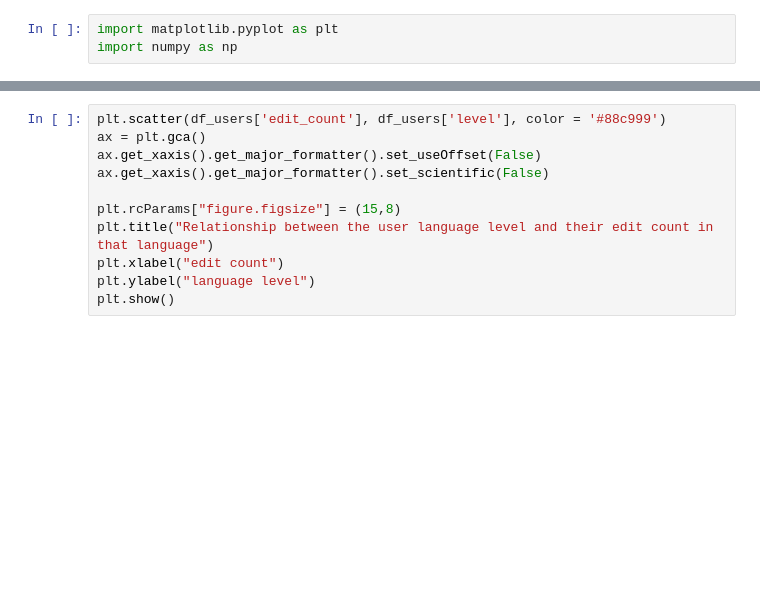
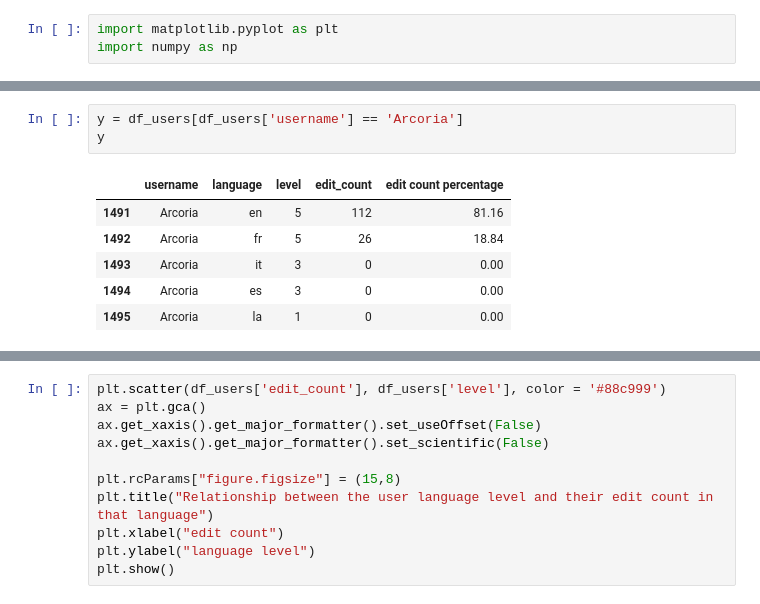
Before and after one commit to ahn-nath/Wikipedia---Translation-Imbalances, a Jupyter notebook: hypothesis_2.ipynb, the cells around one changed output, grey strips where cells are left out. Saved outputs shown, nothing was run; the diff lists cells and outputs as text; blank space fills up the shorter version.

```diff
--- a/hypothesis_2.ipynb
+++ b/hypothesis_2.ipynb
@@ -488 +509,11 @@ Displaying table showing relationship between user language level and the edit c
 130 rows × 5 columns
+# %%
+y = df_users[df_users['username'] == 'Arcoria']
+y
+# %% [output]
+|  | username | language | level | edit_count | edit count percentage |
+| 1491 | Arcoria | en | 5 | 112 | 81.16 |
+| 1492 | Arcoria | fr | 5 | 26 | 18.84 |
+| 1493 | Arcoria | it | 3 | 0 | 0.00 |
+| 1494 | Arcoria | es | 3 | 0 | 0.00 |
+| 1495 | Arcoria | la | 1 | 0 | 0.00 |
```
Also changed, not shown: parts of 7 cells of this notebook.
